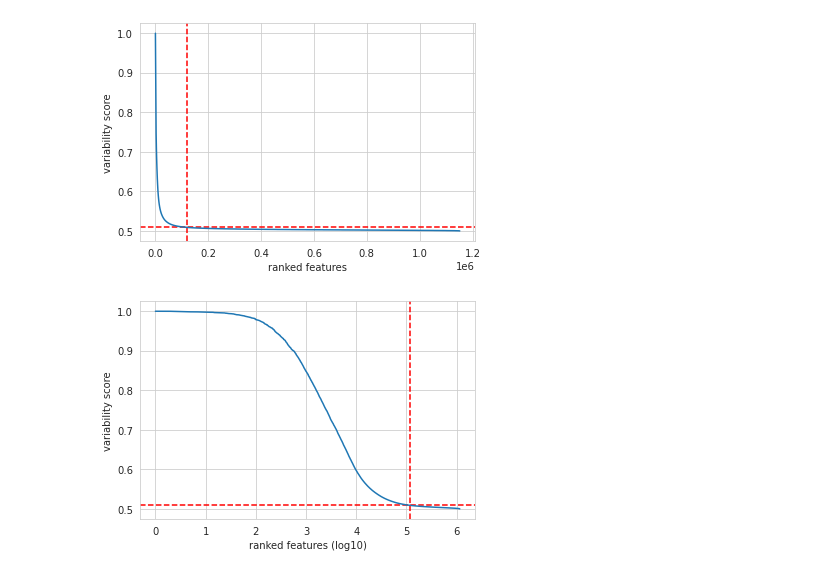
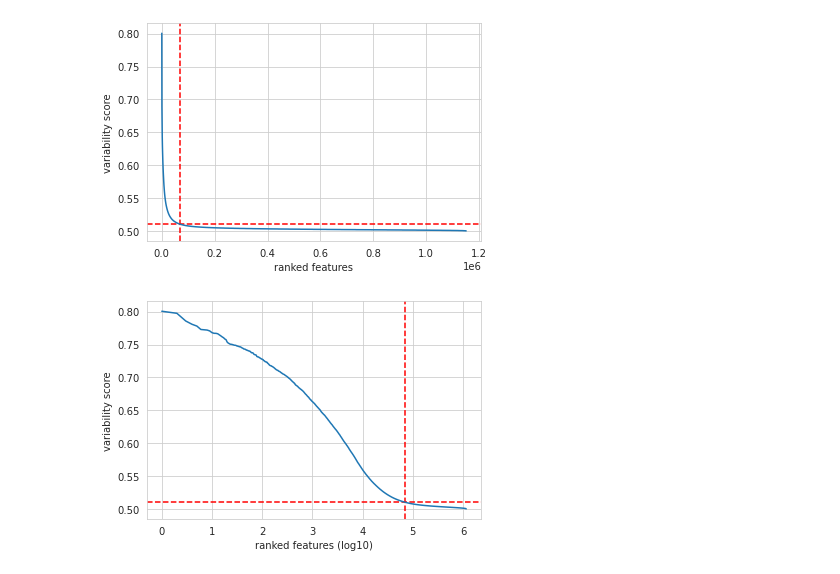
Before and after one commit to loosolab/Datenanalyse-2021, a Jupyter notebook: wp1/preprocessing/preprocessing1.7.ipynb, the cells around one changed output. Saved outputs shown, nothing was run; the diff lists cells and outputs as text; code cells hidden in the pictures.

```diff
--- a/wp1/preprocessing/preprocessing1.7.ipynb
+++ b/wp1/preprocessing/preprocessing1.7.ipynb
@@ -26,4 +30,4 @@ AnnData object with n_obs × n_vars = 17500 × 1151566
 # %%
-#epi.pp.binarize(adata)
-#adata.layers['binary'] = adata.X.copy()
+epi.pp.binarize(adata)
+adata.layers['binary'] = adata.X.copy()
 # %%
@@ -53,12 +57,12 @@ epi.pp.cal_var(adata)
 # %%
 min_score_value = 0.51
-nb_feature_selected = 120000
+nb_feature_selected = 70000
 epi.pl.variability_features(adata,log=None,
                      min_score=min_score_value, nb_features=nb_feature_selected)
 
 epi.pl.variability_features(adata,log='log10',
                      min_score=min_score_value, nb_features=nb_feature_selected)
 # %% [output]
-[figure, old version]
+[figure, new version]
-[figure, old version]
+[figure, new version]
 # %%
```
Also changed, not shown: parts of 14 cells of this notebook, 1 other file.
